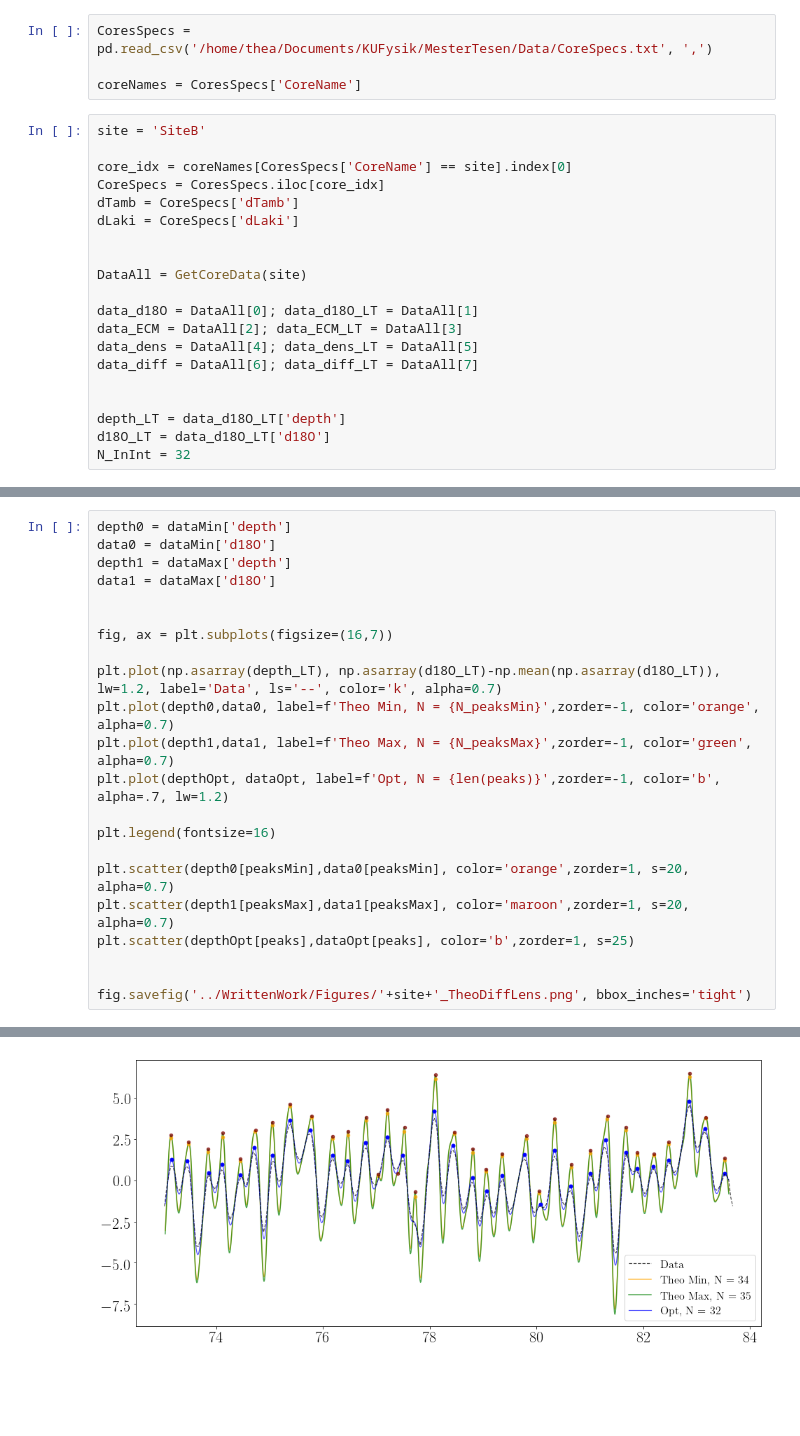
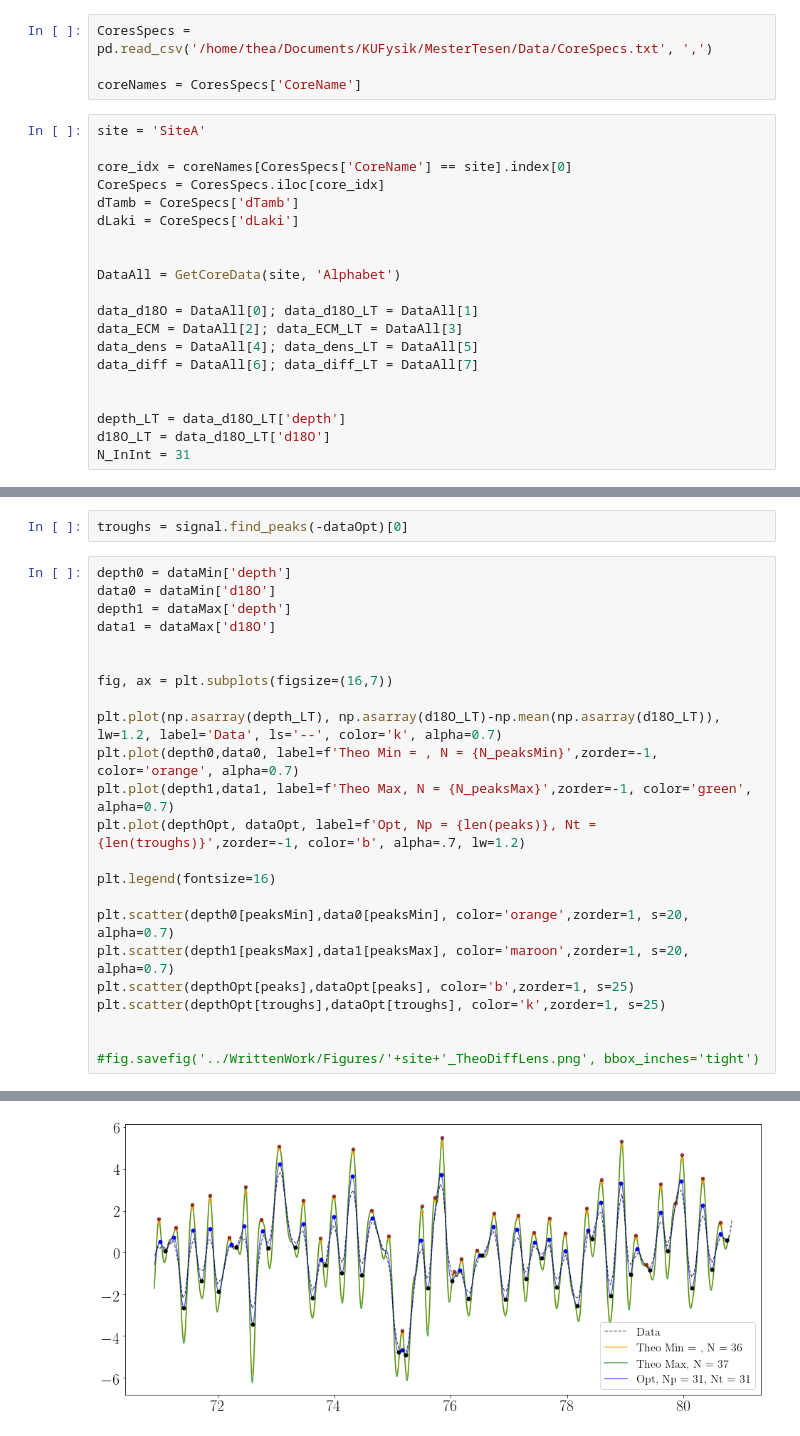
Before and after one commit to TheaQG/AWI_Bcores_Analysis, a Jupyter notebook: TheoDiffLen.ipynb, the cells around one changed output, grey strips where cells are left out. Saved outputs shown, nothing was run; the diff lists cells and outputs as text; blank space fills up the shorter version.

Commit message:
Figure generation.

```diff
--- a/TheoDiffLen.ipynb
+++ b/TheoDiffLen.ipynb
@@ -42,7 +42,7 @@ CoresSpecs = pd.read_csv('/home/thea/Documents/KUFysik/MesterTesen/Data/CoreSpec
 
 coreNames = CoresSpecs['CoreName']
 # %%
-site = 'SiteB'
+site = 'SiteA'
 
 core_idx = coreNames[CoresSpecs['CoreName'] == site].index[0]
 CoreSpecs = CoresSpecs.iloc[core_idx]
@@ -50,7 +50,7 @@ dTamb = CoreSpecs['dTamb']
 dLaki = CoreSpecs['dLaki']
 
 
-DataAll = GetCoreData(site)
+DataAll = GetCoreData(site, 'Alphabet')
 
 data_d18O = DataAll[0]; data_d18O_LT = DataAll[1]
 data_ECM = DataAll[2]; data_ECM_LT = DataAll[3]
@@ -60,4 +60,4 @@ data_diff = DataAll[6]; data_diff_LT = DataAll[7]
 
 depth_LT = data_d18O_LT['depth']
 d18O_LT = data_d18O_LT['d18O']
-N_InInt = 32
+N_InInt = 31
@@ -94,5 +83,7 @@ Final # of peaks: 32
 Delta: 0.038
 Delta new: 0.010
+# %%
+troughs = signal.find_peaks(-dataOpt)[0]
 # %%
 depth0 = dataMin['depth']
 data0 = dataMin['d18O']
@@ -103,16 +94,17 @@ data1 = dataMax['d18O']
 fig, ax = plt.subplots(figsize=(16,7))
 
 plt.plot(np.asarray(depth_LT), np.asarray(d18O_LT)-np.mean(np.asarray(d18O_LT)), lw=1.2, label='Data', ls='--', color='k', alpha=0.7)
-plt.plot(depth0,data0, label=f'Theo Min, N = {N_peaksMin}',zorder=-1, color='orange', alpha=0.7)
+plt.plot(depth0,data0, label=f'Theo Min = , N = {N_peaksMin}',zorder=-1, color='orange', alpha=0.7)
 plt.plot(depth1,data1, label=f'Theo Max, N = {N_peaksMax}',zorder=-1, color='green', alpha=0.7)
-plt.plot(depthOpt, dataOpt, label=f'Opt, N = {len(peaks)}',zorder=-1, color='b', alpha=.7, lw=1.2)
+plt.plot(depthOpt, dataOpt, label=f'Opt, Np = {len(peaks)}, Nt = {len(troughs)}',zorder=-1, color='b', alpha=.7, lw=1.2)
 
 plt.legend(fontsize=16)
 
 plt.scatter(depth0[peaksMin],data0[peaksMin], color='orange',zorder=1, s=20, alpha=0.7)
 plt.scatter(depth1[peaksMax],data1[peaksMax], color='maroon',zorder=1, s=20, alpha=0.7)
 plt.scatter(depthOpt[peaks],dataOpt[peaks], color='b',zorder=1, s=25)
+plt.scatter(depthOpt[troughs],dataOpt[troughs], color='k',zorder=1, s=25)
 
 
-fig.savefig('../WrittenWork/Figures/'+site+'_TheoDiffLens.png', bbox_inches='tight')
+#fig.savefig('../WrittenWork/Figures/'+site+'_TheoDiffLens.png', bbox_inches='tight')
 # %% [output]
@@ -119 +112 @@ fig.savefig('../WrittenWork/Figures/'+site+'_TheoDiffLens.png', bbox_inches='tig
-[figure, old version]
+[figure, new version]
```
Also changed, not shown: parts of 5 cells of this notebook, 4 other files.
